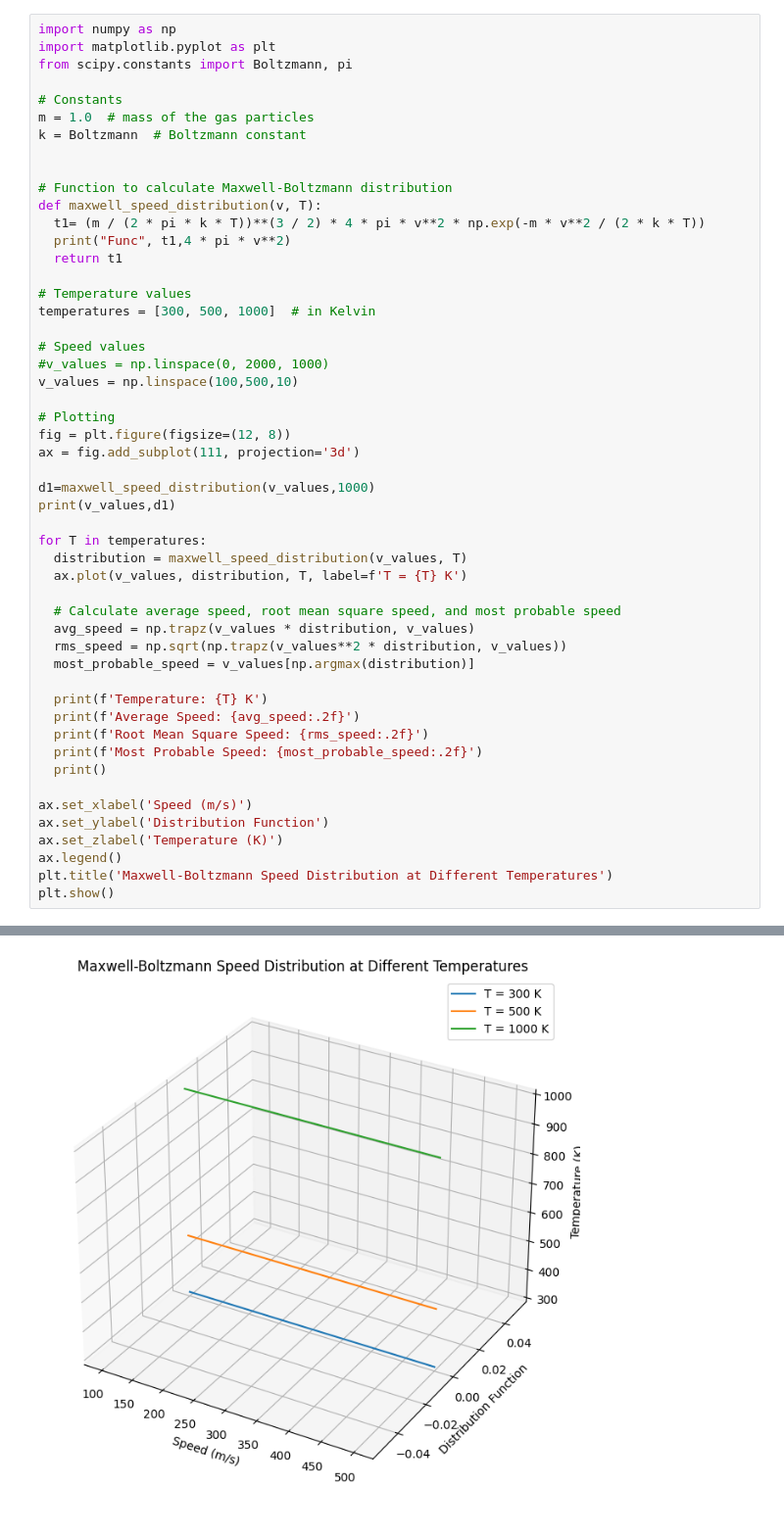
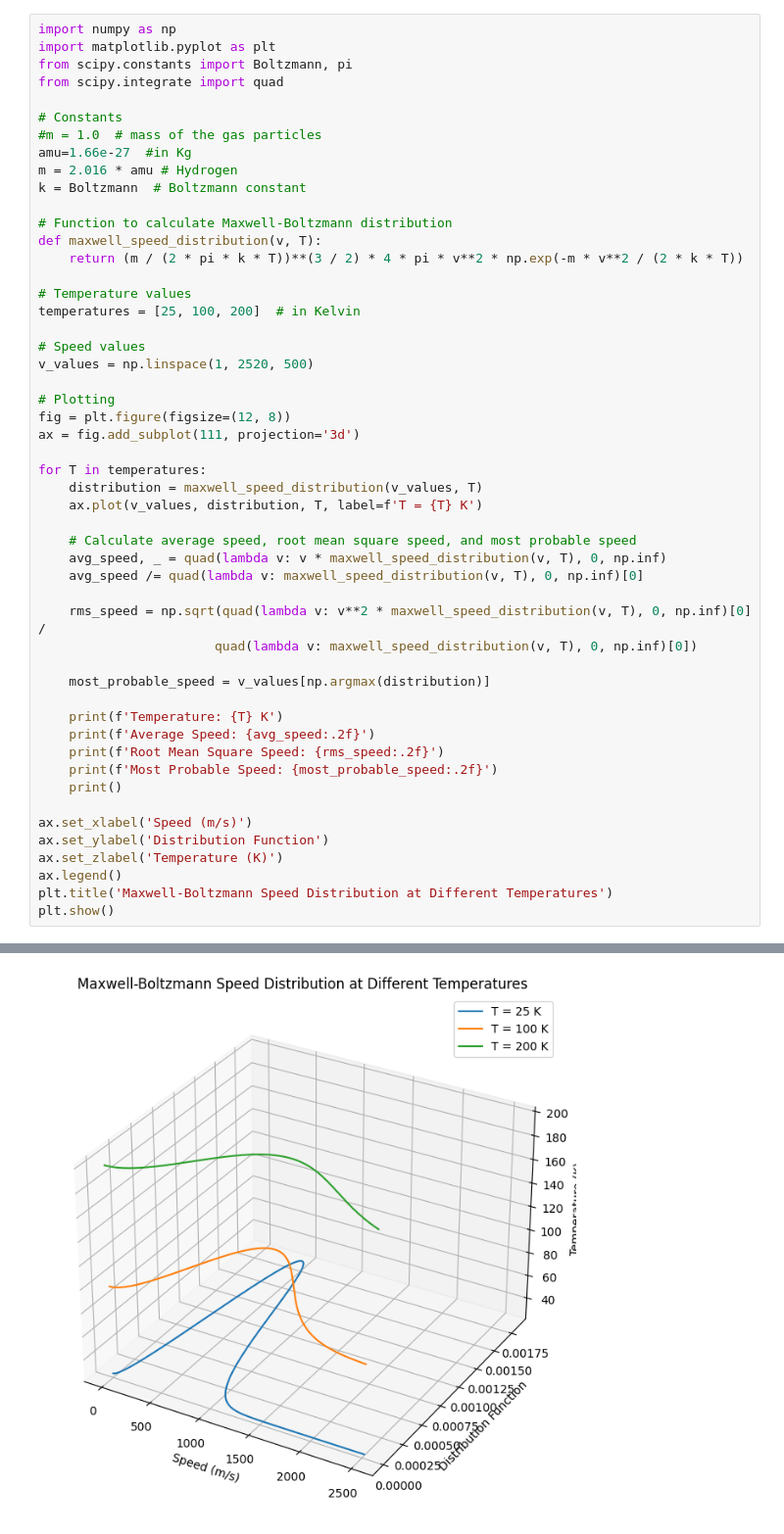
Before and after one commit to navgaur/Statistical-Mech-LOCF, a Jupyter notebook: MaxwellDist_1.ipynb, the cells around one changed output, grey strips where cells are left out. Shown at 98% size. Drawn from its saved outputs; the diff is of its cells as text.

```diff
--- a/MaxwellDist_1.ipynb
+++ b/MaxwellDist_1.ipynb
@@ -6,46 +54,46 @@
 import numpy as np
 import matplotlib.pyplot as plt
 from scipy.constants import Boltzmann, pi
+from scipy.integrate import quad
 
 # Constants
-m = 1.0  # mass of the gas particles
+#m = 1.0  # mass of the gas particles
+amu=1.66e-27  #in Kg
+m = 2.016 * amu # Hydrogen
 k = Boltzmann  # Boltzmann constant
-
 
 # Function to calculate Maxwell-Boltzmann distribution
 def maxwell_speed_distribution(v, T):
-  t1= (m / (2 * pi * k * T))**(3 / 2) * 4 * pi * v**2 * np.exp(-m * v**2 / (2 * k * T))
-  print("Func", t1,4 * pi * v**2)
-  return t1
+    return (m / (2 * pi * k * T))**(3 / 2) * 4 * pi * v**2 * np.exp(-m * v**2 / (2 * k * T))
 
 # Temperature values
-temperatures = [300, 500, 1000]  # in Kelvin
+temperatures = [25, 100, 200]  # in Kelvin
 
 # Speed values
-#v_values = np.linspace(0, 2000, 1000)
-v_values = np.linspace(100,500,10)
+v_values = np.linspace(1, 2520, 500)
 
 # Plotting
 fig = plt.figure(figsize=(12, 8))
 ax = fig.add_subplot(111, projection='3d')
 
-d1=maxwell_speed_distribution(v_values,1000)
-print(v_values,d1)
+for T in temperatures:
+    distribution = maxwell_speed_distribution(v_values, T)
+    ax.plot(v_values, distribution, T, label=f'T = {T} K')
 
-for T in temperatures:
-  distribution = maxwell_speed_distribution(v_values, T)
-  ax.plot(v_values, distribution, T, label=f'T = {T} K')
+    # Calculate average speed, root mean square speed, and most probable speed
+    avg_speed, _ = quad(lambda v: v * maxwell_speed_distribution(v, T), 0, np.inf)
+    avg_speed /= quad(lambda v: maxwell_speed_distribution(v, T), 0, np.inf)[0]
 
-  # Calculate average speed, root mean square speed, and most probable speed
-  avg_speed = np.trapz(v_values * distribution, v_values)
-  rms_speed = np.sqrt(np.trapz(v_values**2 * distribution, v_values))
-  most_probable_speed = v_values[np.argmax(distribution)]
+    rms_speed = np.sqrt(quad(lambda v: v**2 * maxwell_speed_distribution(v, T), 0, np.inf)[0] /
+                       quad(lambda v: maxwell_speed_distribution(v, T), 0, np.inf)[0])
 
-  print(f'Temperature: {T} K')
-  print(f'Average Speed: {avg_speed:.2f}')
-  print(f'Root Mean Square Speed: {rms_speed:.2f}')
-  print(f'Most Probable Speed: {most_probable_speed:.2f}')
-  print()
+    most_probable_speed = v_values[np.argmax(distribution)]
+
+    print(f'Temperature: {T} K')
+    print(f'Average Speed: {avg_speed:.2f}')
+    print(f'Root Mean Square Speed: {rms_speed:.2f}')
+    print(f'Most Probable Speed: {most_probable_speed:.2f}')
+    print()
 
 ax.set_xlabel('Speed (m/s)')
 ax.set_ylabel('Distribution Function')
@@ -74 +119 @@ Most Probable Speed: 100.00
-[figure, old version]
+[figure, new version]
```
Also changed, not shown: parts of 4 cells of this notebook.
